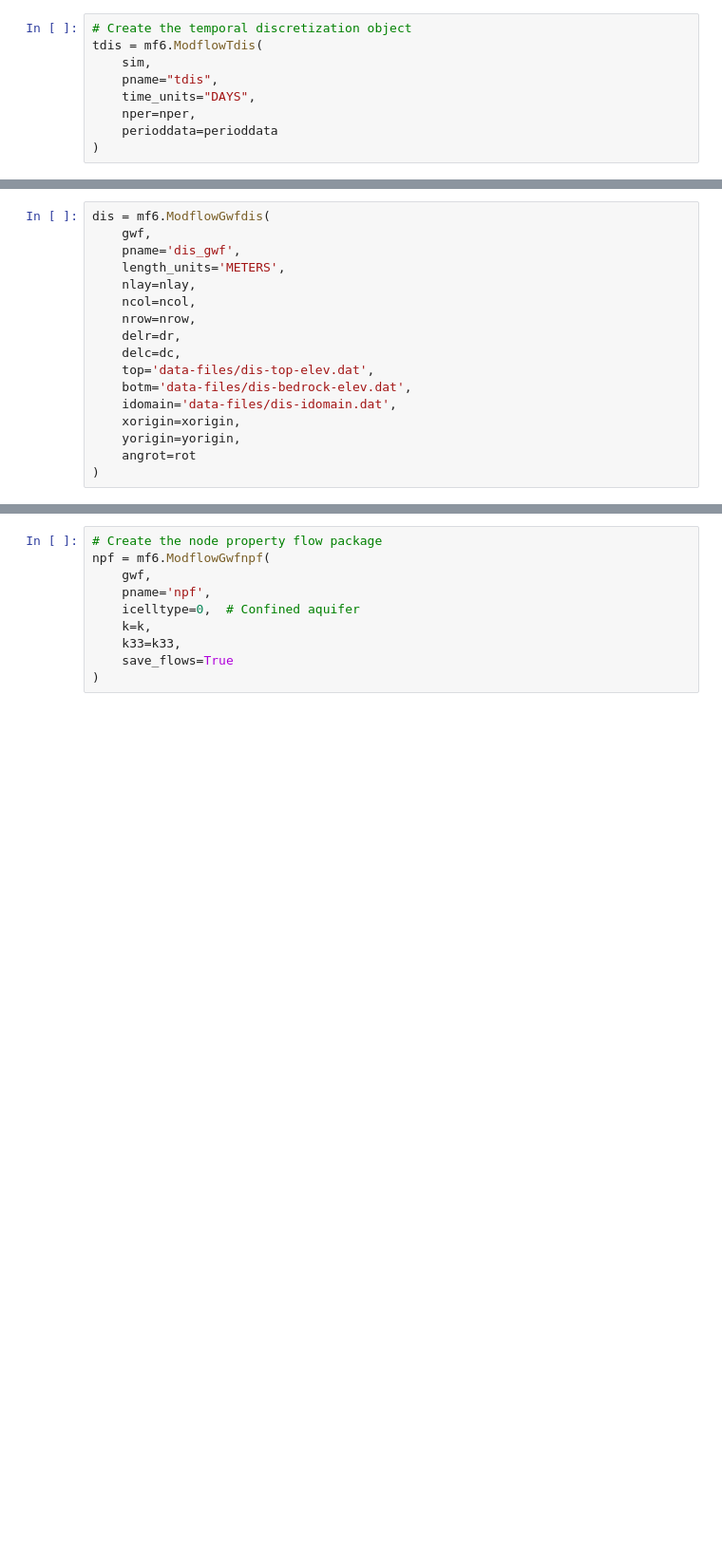
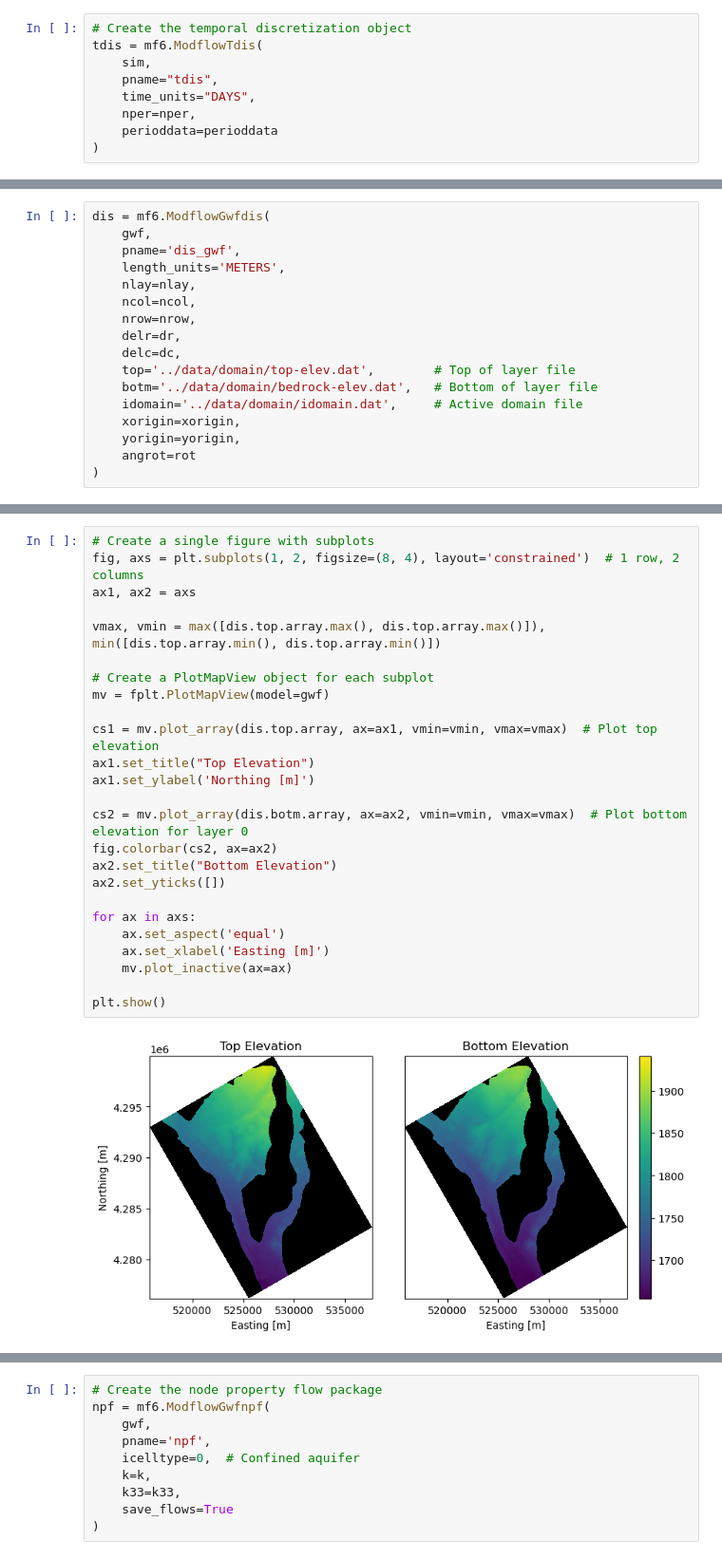
Before and after one commit to jackplogan33/peterson-modflow, a Jupyter notebook: notebooks/01-flow-model.ipynb, the cells around one changed output, grey strips where cells are left out. Shown at 95% size. Cells and saved outputs as stored; diff of their text form; blank space fills up the shorter version.

```diff
--- a/notebooks/01-flow-model.ipynb
+++ b/notebooks/01-flow-model.ipynb
@@ -214,9 +128,9 @@ dis = mf6.ModflowGwfdis(
     nrow=nrow,
     delr=dr,
     delc=dc,
-    top='data-files/dis-top-elev.dat',
-    botm='data-files/dis-bedrock-elev.dat',
-    idomain='data-files/dis-idomain.dat',
+    top='../data/domain/top-elev.dat',        # Top of layer file
+    botm='../data/domain/bedrock-elev.dat',   # Bottom of layer file
+    idomain='../data/domain/idomain.dat',     # Active domain file
     xorigin=xorigin,
     yorigin=yorigin,
     angrot=rot
@@ -251 +140,28 @@ plt.show()
+# %%
+# Create a single figure with subplots
+fig, axs = plt.subplots(1, 2, figsize=(8, 4), layout='constrained')  # 1 row, 2 columns
+ax1, ax2 = axs
+
+vmax, vmin = max([dis.top.array.max(), dis.top.array.max()]), min([dis.top.array.min(), dis.top.array.min()])
+
+# Create a PlotMapView object for each subplot
+mv = fplt.PlotMapView(model=gwf)
+
+cs1 = mv.plot_array(dis.top.array, ax=ax1, vmin=vmin, vmax=vmax)  # Plot top elevation
+ax1.set_title("Top Elevation")
+ax1.set_ylabel('Northing [m]')
+
+cs2 = mv.plot_array(dis.botm.array, ax=ax2, vmin=vmin, vmax=vmax)  # Plot bottom elevation for layer 0
+fig.colorbar(cs2, ax=ax2)
+ax2.set_title("Bottom Elevation")
+ax2.set_yticks([])
+
+for ax in axs:
+    ax.set_aspect('equal')
+    ax.set_xlabel('Easting [m]')
+    mv.plot_inactive(ax=ax)
+
+plt.show()
+# %% [output]
+[figure, added]
 # %% [markdown]
```
Also changed, not shown: parts of 92 cells of this notebook, 4 other files.
